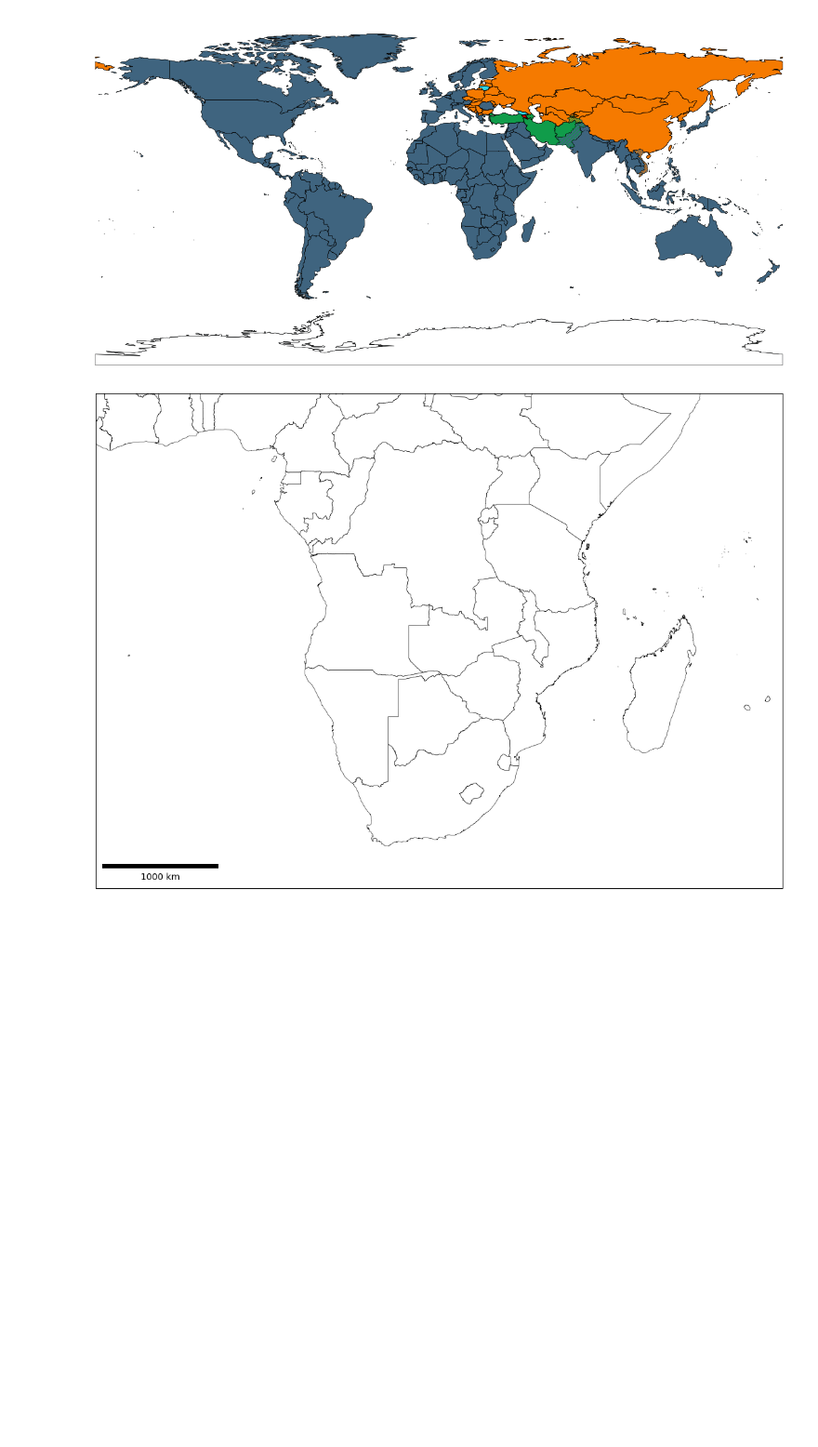
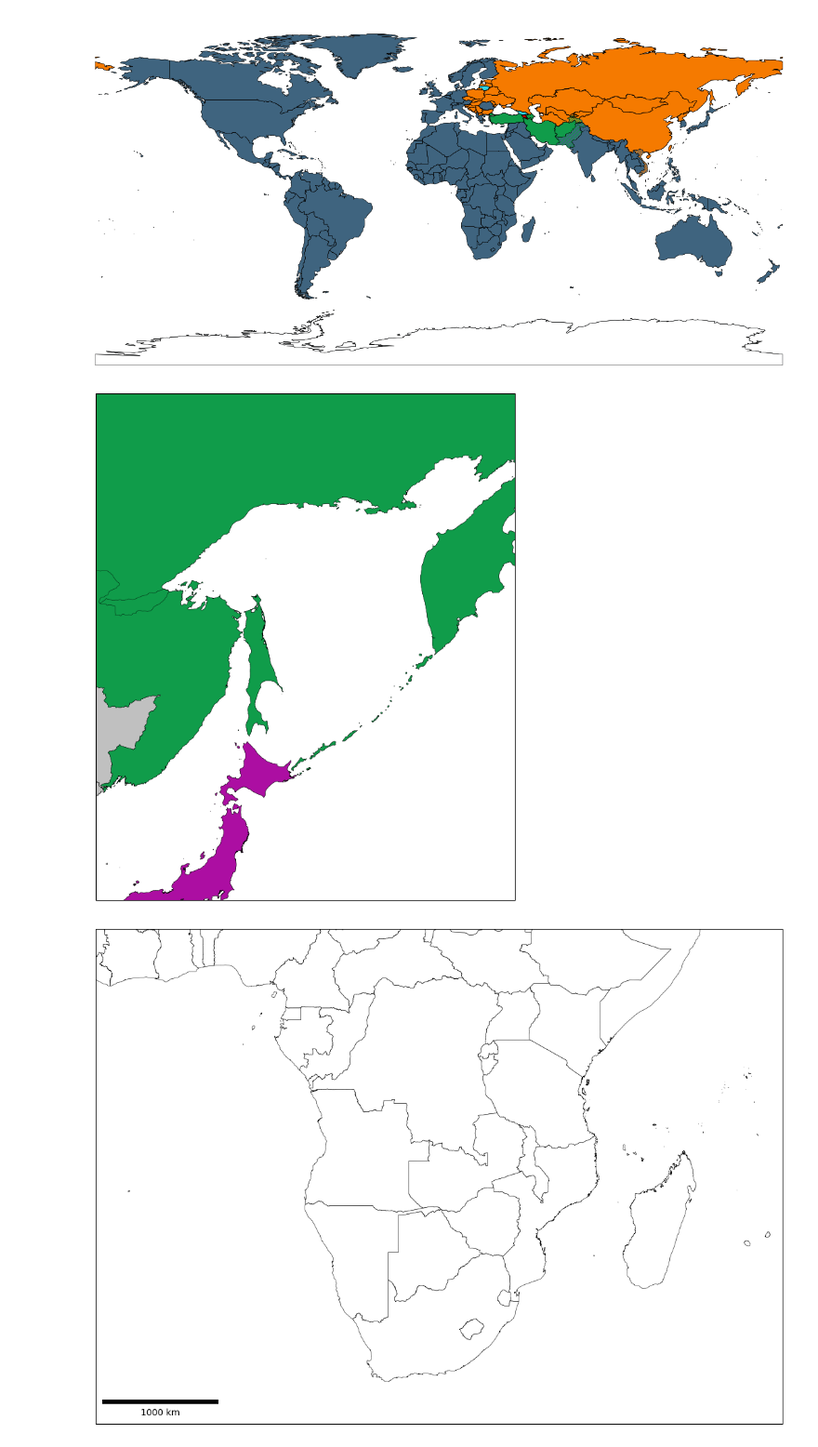
Before and after one commit to gestepoa/pythonmap, a Jupyter notebook: map_testing.ipynb, the cells around one changed output. Shown at 93% size. Saved outputs shown, nothing was run; the diff lists cells and outputs as text; code cells hidden in the pictures; blank space fills up the shorter version.

```diff
--- a/map_testing.ipynb
+++ b/map_testing.ipynb
@@ -758,6 +758,68 @@ plt.savefig('output3.png', dpi=1200, bbox_inches='tight', pad_inches=0, transpar
 plt.show()
 # %% [output]
 [figure]
+# %%
+# 正射投影-鄂霍茨克
+
+import geopandas as gpd
+import matplotlib.pyplot as plt
+import cartopy.crs as ccrs
+from shapely.geometry import LineString
+import cartopy.feature as cfeature
+
+
+plt.rcParams['font.sans-serif'] = ['SimHei','Times New Roman']
+plt.rcParams['axes.unicode_minus'] = False
+
+def loopFillColor(ax, world, countryList, color, alpha):
+    for country in countryList:
+        country_data = world[world['FCNAME'] == country]
+        if not country_data.empty:
+            country_data.plot(ax=ax, color=color, edgecolor='k', linewidth=0.3, alpha=alpha, zorder=2, transform=ccrs.PlateCarree())
+
+
+world = gpd.read_file('./worldmap1/World_countries.shp')
+world_wintri = world.to_crs(ccrs.PlateCarree())
+border = gpd.read_file('./line/worldmap1/未定国界.geojson')
+border = border.to_crs(ccrs.PlateCarree())
+Kashmir = gpd.read_file('./line/worldmap8859/克什米尔_面.geojson')
+Kashmir = Kashmir.to_crs(ccrs.PlateCarree())
+PILine1 = gpd.read_file('./line/worldmap8859/印巴停火线part1.geojson')
+PILine1 = PILine1.to_crs(ccrs.PlateCarree())
+tenline = gpd.read_file('./line/worldmap1/十段线.geojson')
+tenline = tenline.to_crs(ccrs.PlateCarree())
+waidongbei = gpd.read_file('./cultural/外东北边界.geojson')
+waidongbei = waidongbei.to_crs(ccrs.PlateCarree())
+
+# fig, ax = plt.subplots(1, 1, figsize=(15, 10), subplot_kw={'projection': ccrs.Orthographic(central_longitude=148.98288940502152, central_latitude=53.128209208051)})
+fig, ax = plt.subplots(1, 1, figsize=(15, 10), subplot_kw={'projection': ccrs.Miller(central_longitude=140)})
+# ax.add_feature(cfeature.OCEAN, color="#c0c0c0")
+world_wintri.plot(ax=ax, color="#C0C0C0", edgecolor='k', linewidth=0.3, zorder=2, transform=ccrs.PlateCarree())
+
+countries_to_fill5 = ['俄罗斯联邦']
+loopFillColor(ax, world_wintri, countries_to_fill5, "#109c4a", 1)
+
+countries_to_fill5 = ['日本']
+loopFillColor(ax, world_wintri, countries_to_fill5, "#AC0EA2", 1)
+
+border.plot(ax=ax, color='#C1C1C1', edgecolor='#C1C1C1', linewidth=0.2, zorder=2, transform=ccrs.PlateCarree())
+Kashmir.plot(ax=ax, color='none', edgecolor='k', linewidth=0.3, linestyle='--', zorder=2, transform=ccrs.PlateCarree())
+tenline.plot(ax=ax, color='k', edgecolor='k', linewidth=0.3, linestyle='-', zorder=2, transform=ccrs.PlateCarree())
+waidongbei.plot(ax=ax, color='k', edgecolor='k', linewidth=0.3, linestyle='-', zorder=2, transform=ccrs.PlateCarree())
+
+# 北纬50度线
+# line_lon = LineString([(142.1618, 50), (143.9493, 50)])
+# ax.plot(*line_lon.xy, color='k', linewidth=0.3, transform=ccrs.PlateCarree(), zorder=15)
+
+
+ax.tick_params(axis='both', which='both', length=0, labelsize=0)
+ax.set_extent([130, 163, 35, 65], crs=ccrs.PlateCarree())
+plt.savefig('output4.png', dpi=1200, bbox_inches='tight')
+# ax.set_axis_off()
+# plt.savefig('output3.png', dpi=1200, bbox_inches='tight', pad_inches=0, transparent=True)
+plt.show()
+# %% [output]
+[figure, added]
 # %%
 
 
```
Also changed, not shown: 14 other files.
